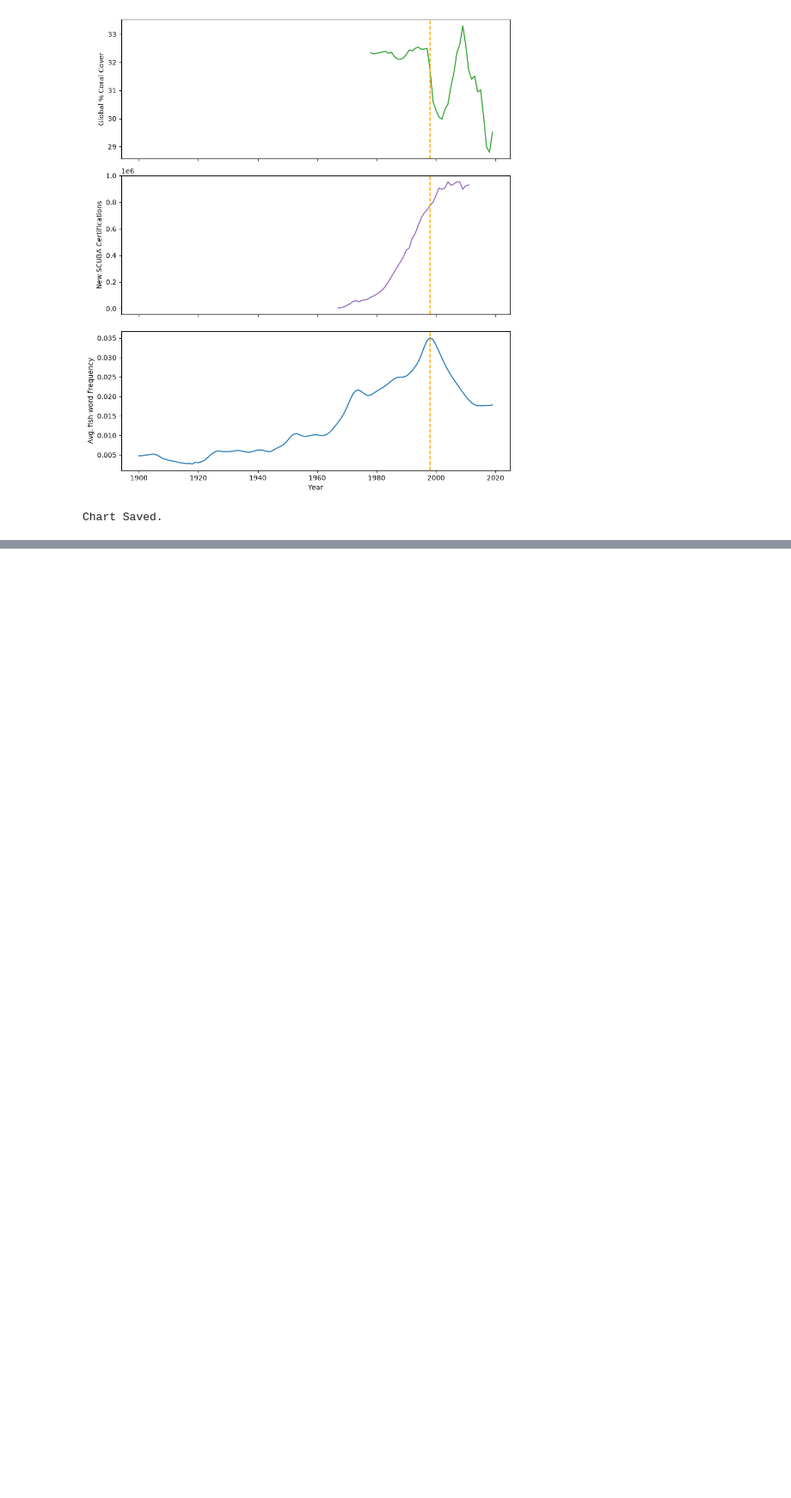
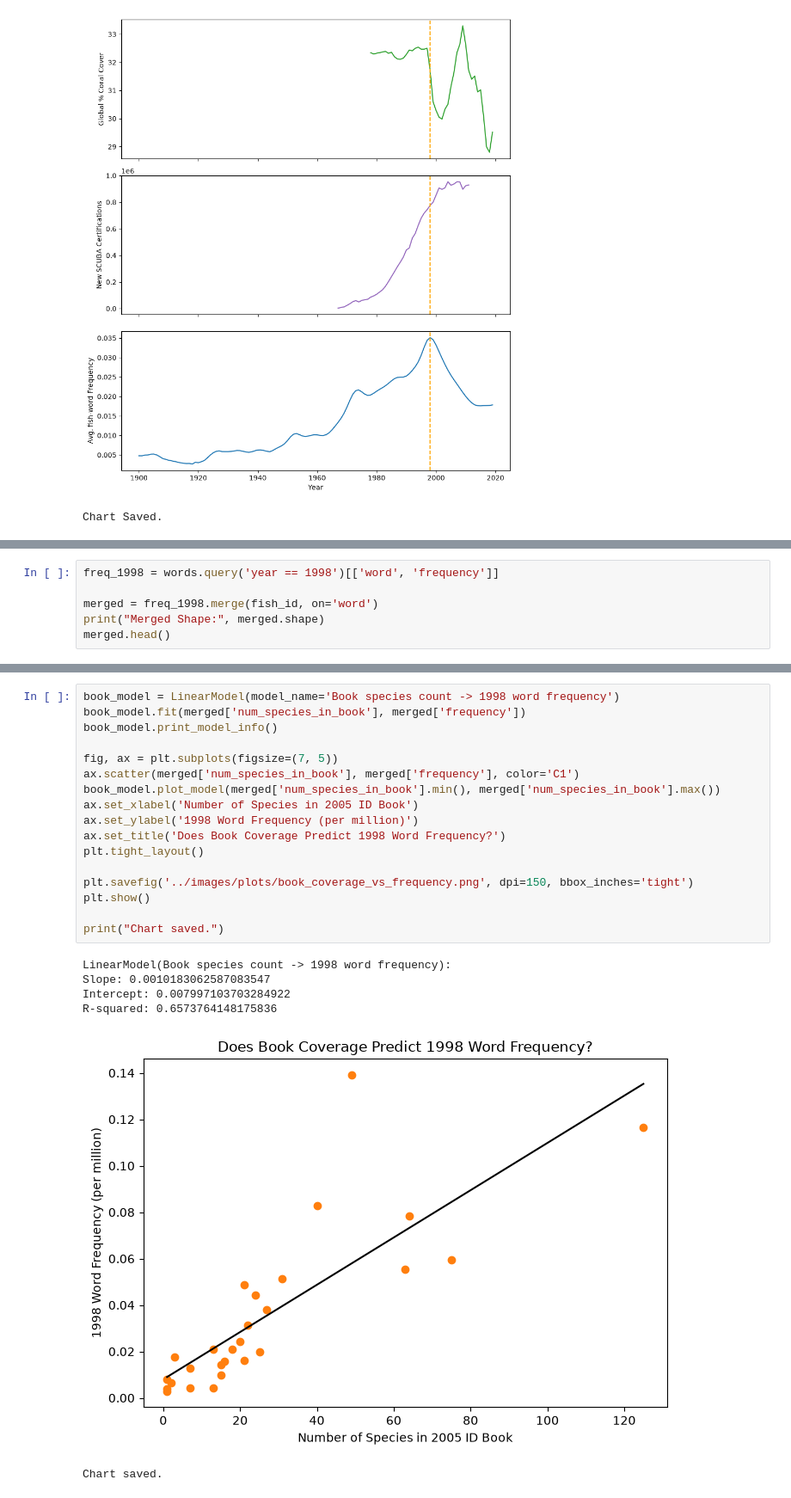
Before and after one commit to dakshita01/data-science-portfolio, a Jupyter notebook: 09-coral-conundrum/notebook/coral_conundrum.ipynb, the cells around one changed output, grey strips where cells are left out. Shown at 86% size. Saved outputs shown, nothing was run; the diff lists cells and outputs as text; blank space fills up the shorter version.

Commit message:
feat: test mechanism 2 - book coverage vs 1998 word frequency

```diff
--- a/09-coral-conundrum/notebook/coral_conundrum.ipynb
+++ b/09-coral-conundrum/notebook/coral_conundrum.ipynb
@@ -222,0 +228,6 @@ Chart Saved.
+# %%
+freq_1998 = words.query('year == 1998')[['word', 'frequency']]
+
+merged = freq_1998.merge(fish_id, on='word')
+print("Merged Shape:", merged.shape)
+merged.head()
@@ -222,0 +242,24 @@ Chart Saved.
+# %%
+book_model = LinearModel(model_name='Book species count -> 1998 word frequency')
+book_model.fit(merged['num_species_in_book'], merged['frequency'])
+book_model.print_model_info()
+
+fig, ax = plt.subplots(figsize=(7, 5))
+ax.scatter(merged['num_species_in_book'], merged['frequency'], color='C1')
+book_model.plot_model(merged['num_species_in_book'].min(), merged['num_species_in_book'].max())
+ax.set_xlabel('Number of Species in 2005 ID Book')
+ax.set_ylabel('1998 Word Frequency (per million)')
+ax.set_title('Does Book Coverage Predict 1998 Word Frequency?')
+plt.tight_layout()
+
+plt.savefig('../images/plots/book_coverage_vs_frequency.png', dpi=150, bbox_inches='tight')
+plt.show()
+
+print("Chart saved.")
+# %% [output]
+LinearModel(Book species count -> 1998 word frequency):
+Slope: 0.0010183062587083547
+Intercept: 0.007997103703284922
+R-squared: 0.6573764148175836
+[figure, added]
+Chart saved.
```
Also changed, not shown: parts of 2 cells of this notebook, 1 other file.
